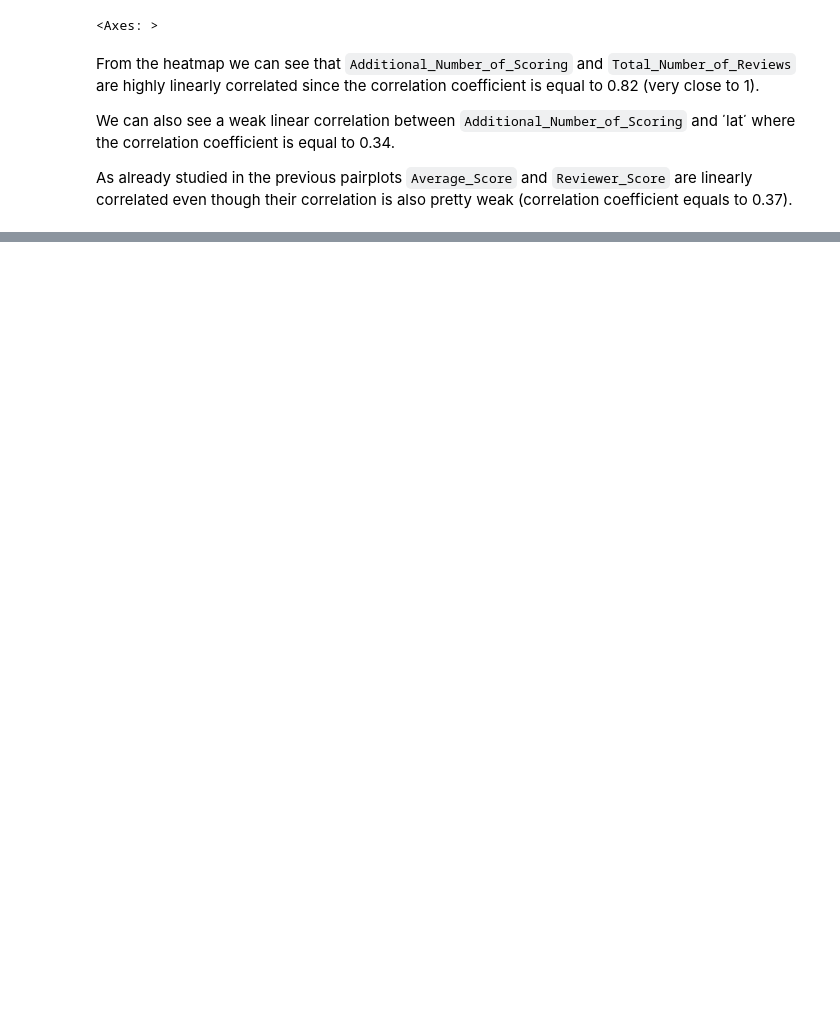
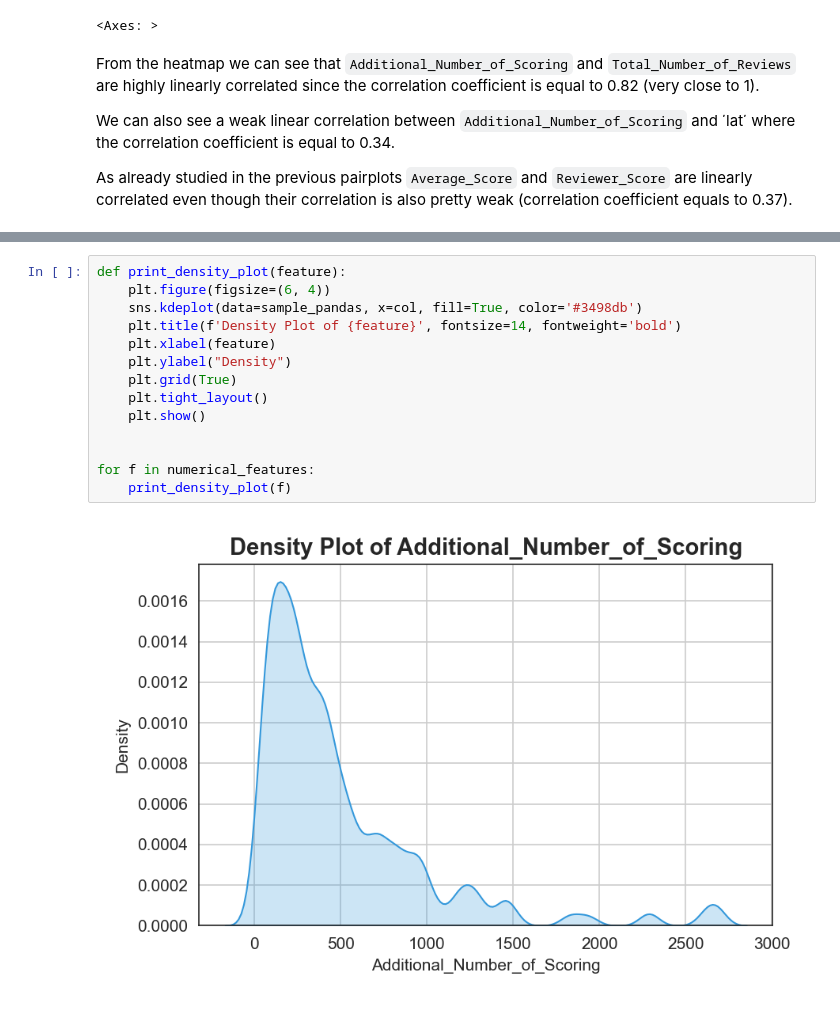
Before and after one commit to i-demetriou/dsc511-group-project, a Jupyter notebook: dsc511.project.mtsilidou.anikodimou.idemetriou.ipynb, the cells around one changed output, grey strips where cells are left out. Cells and saved outputs as stored; diff of their text form; blank space fills up the shorter version.

```diff
--- a/dsc511.project.mtsilidou.anikodimou.idemetriou.ipynb
+++ b/dsc511.project.mtsilidou.anikodimou.idemetriou.ipynb
@@ -512,0 +859,16 @@ are linearly correlated even though their correlation is also pretty weak
+# %%
+def print_density_plot(feature):
+    plt.figure(figsize=(6, 4))
+    sns.kdeplot(data=sample_pandas, x=col, fill=True, color='#3498db')
+    plt.title(f'Density Plot of {feature}', fontsize=14, fontweight='bold')
+    plt.xlabel(feature)
+    plt.ylabel("Density")
+    plt.grid(True)
+    plt.tight_layout()
+    plt.show()
+
+
+for f in numerical_features:
+    print_density_plot(f)
+# %% [output]
+[figure, added]
```
Also changed, not shown: parts of 109 cells of this notebook, 3 other files.
